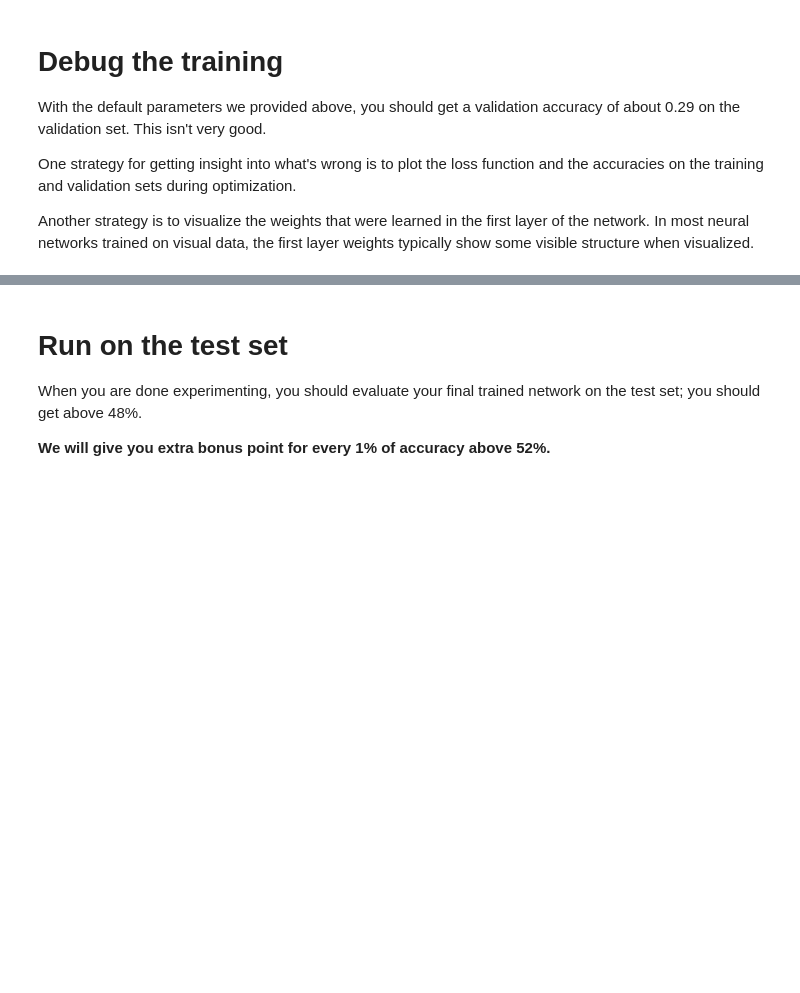
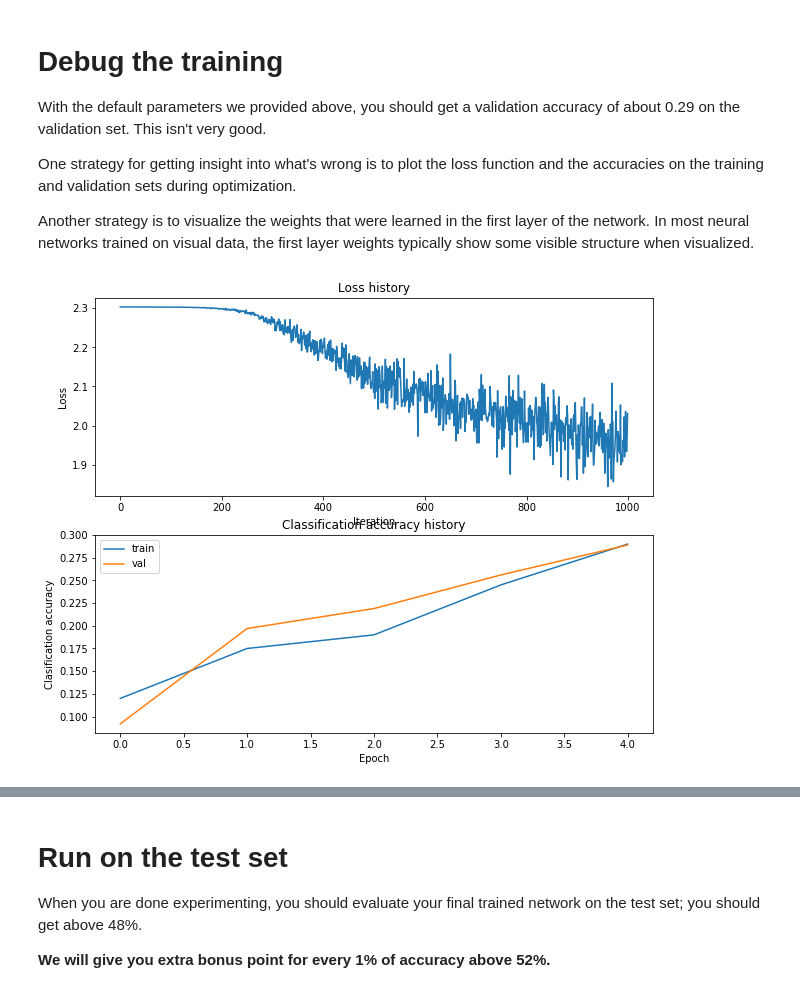
Before and after one commit to maolingao/cs231n, a Jupyter notebook: assignment1/two_layer_net.ipynb, the cells around one changed output, grey strips where cells are left out. Drawn from its saved outputs; the diff is of its cells as text; code cells hidden in the pictures; blank space fills up the shorter version.

```diff
--- a/assignment1/two_layer_net.ipynb
+++ b/assignment1/two_layer_net.ipynb
@@ -218,18 +248,21 @@ Another strategy is to visualize the weights that were learned in the first laye
 # %%
 # Plot the loss function and train / validation accuracies
 plt.subplot(2, 1, 1)
 plt.plot(stats['loss_history'])
 plt.title('Loss history')
 plt.xlabel('Iteration')
 plt.ylabel('Loss')
 
 plt.subplot(2, 1, 2)
-plt.plot(stats['train_acc_history'], label='train')
-plt.plot(stats['val_acc_history'], label='val')
+train = plt.plot(stats['train_acc_history'], label='train')
+val   = plt.plot(stats['val_acc_history'], label='val')
 plt.title('Classification accuracy history')
 plt.xlabel('Epoch')
 plt.ylabel('Clasification accuracy')
+plt.legend( ('train', 'val'))
 plt.show()
+# %% [output]
+[figure, added]
 # %%
 from cs231n.vis_utils import visualize_grid
 
```
Also changed, not shown: parts of 10 cells of this notebook, 2 other files.
